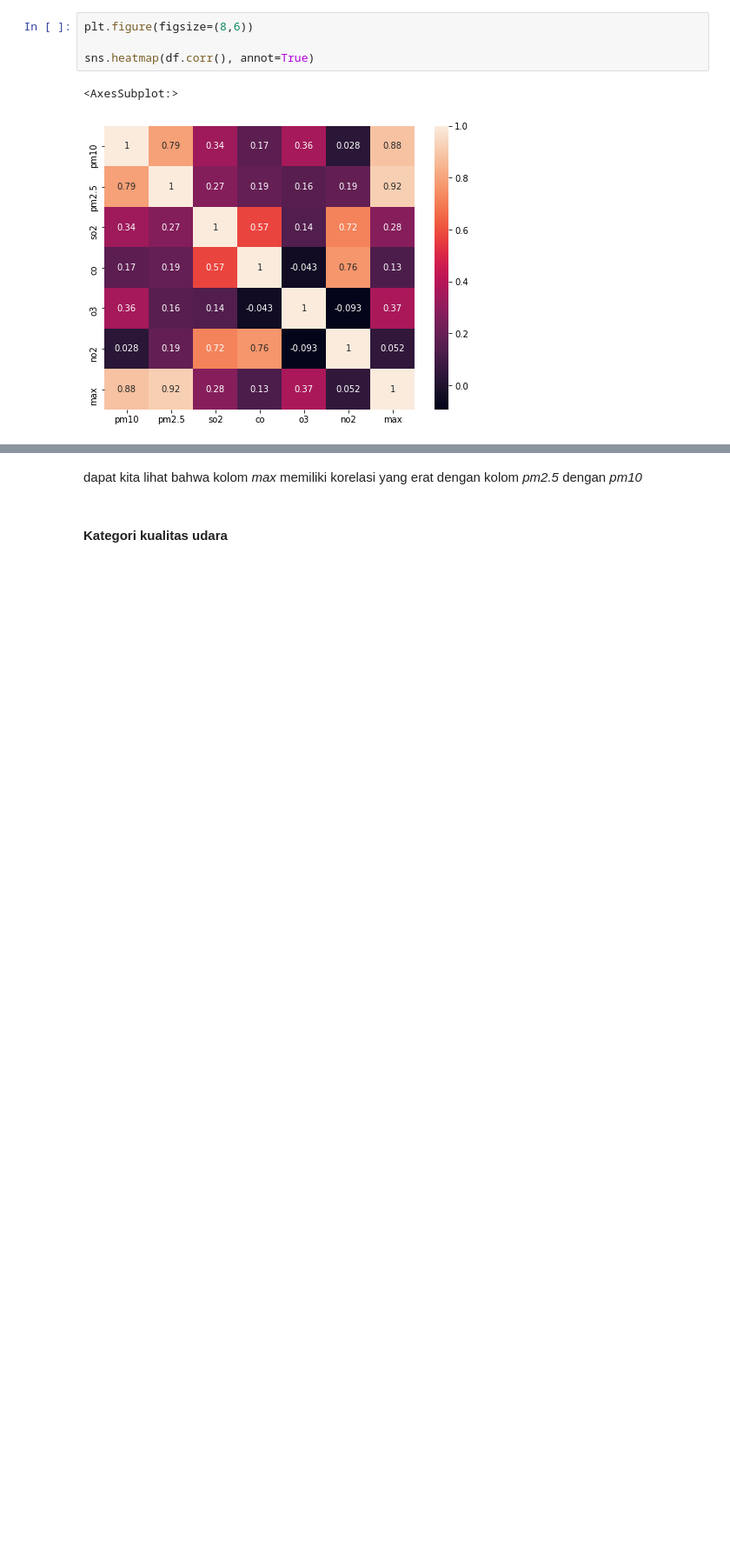
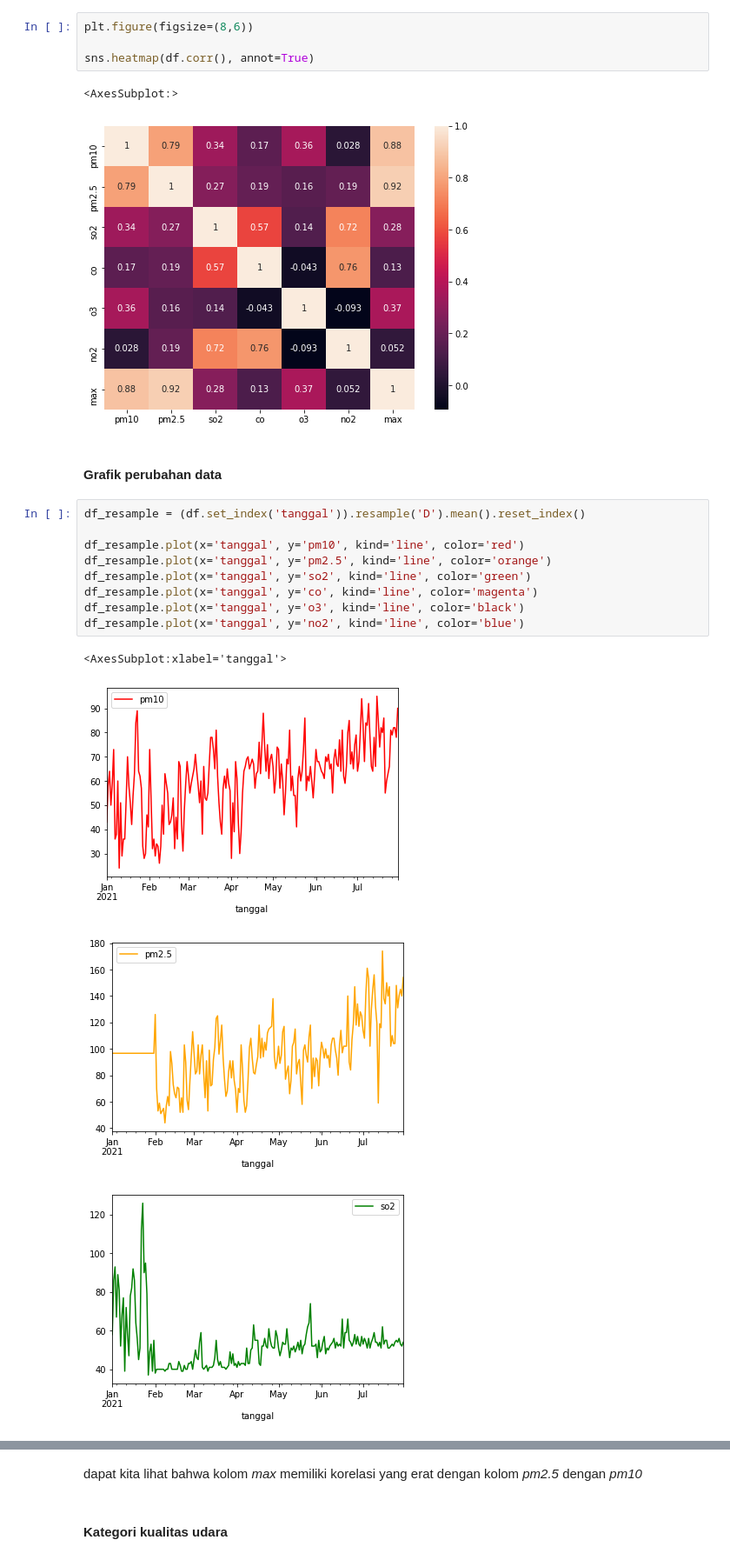
Before and after one commit to andrewmanueld/ispu_jakarta_2021, a Jupyter notebook: ISPU_Jakarta_2021.ipynb, the cells around one changed output, grey strips where cells are left out. Shown: that part at 87% size. Cells and saved outputs as stored; diff of their text form; blank space fills up the shorter version.

Commit message:
Add trend graph

```diff
--- a/ISPU_Jakarta_2021.ipynb
+++ b/ISPU_Jakarta_2021.ipynb
@@ -278,3 +284,19 @@ sns.heatmap(df.corr(), annot=True)
 # %% [output]
 <AxesSubplot:>
 [figure]
+# %% [markdown]
+#### Grafik perubahan data
+# %%
+df_resample = (df.set_index('tanggal')).resample('D').mean().reset_index()
+
+df_resample.plot(x='tanggal', y='pm10', kind='line', color='red')
+df_resample.plot(x='tanggal', y='pm2.5', kind='line', color='orange')
+df_resample.plot(x='tanggal', y='so2', kind='line', color='green')
+df_resample.plot(x='tanggal', y='co', kind='line', color='magenta')
+df_resample.plot(x='tanggal', y='o3', kind='line', color='black')
+df_resample.plot(x='tanggal', y='no2', kind='line', color='blue')
+# %% [output]
+<AxesSubplot:xlabel='tanggal'>
+[figure, added]
+[figure, added]
+[figure, added]
```
Also changed, not shown: parts of 3 cells of this notebook.
